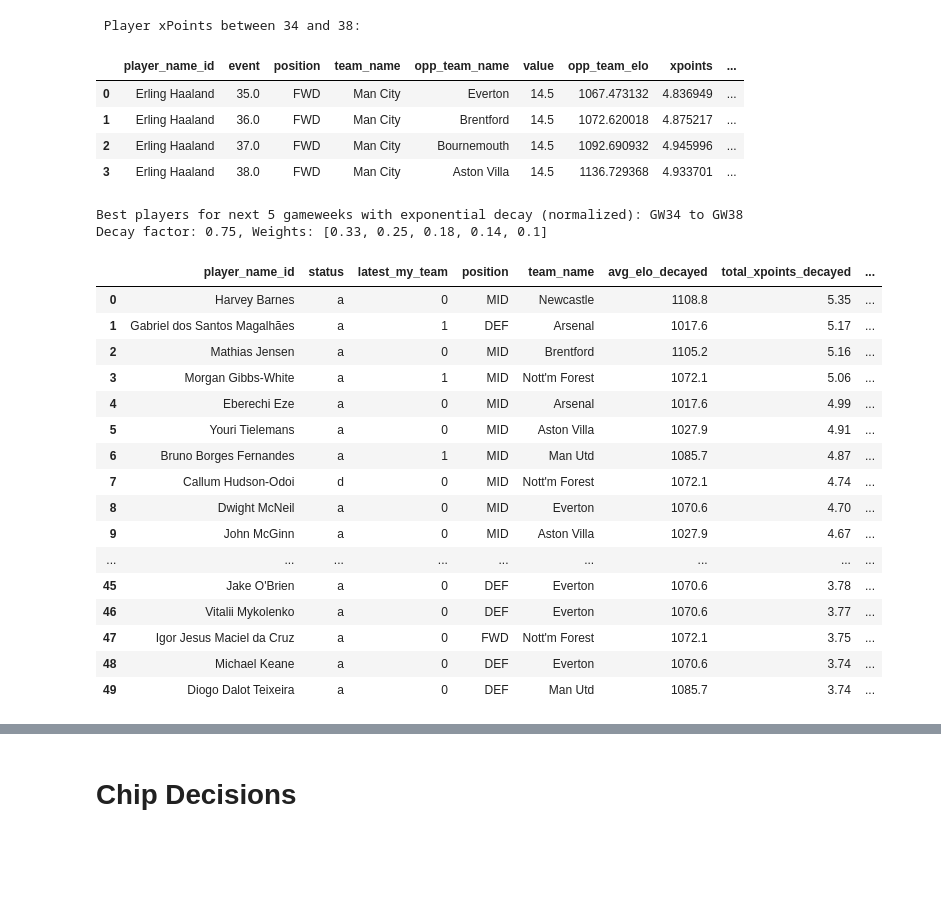
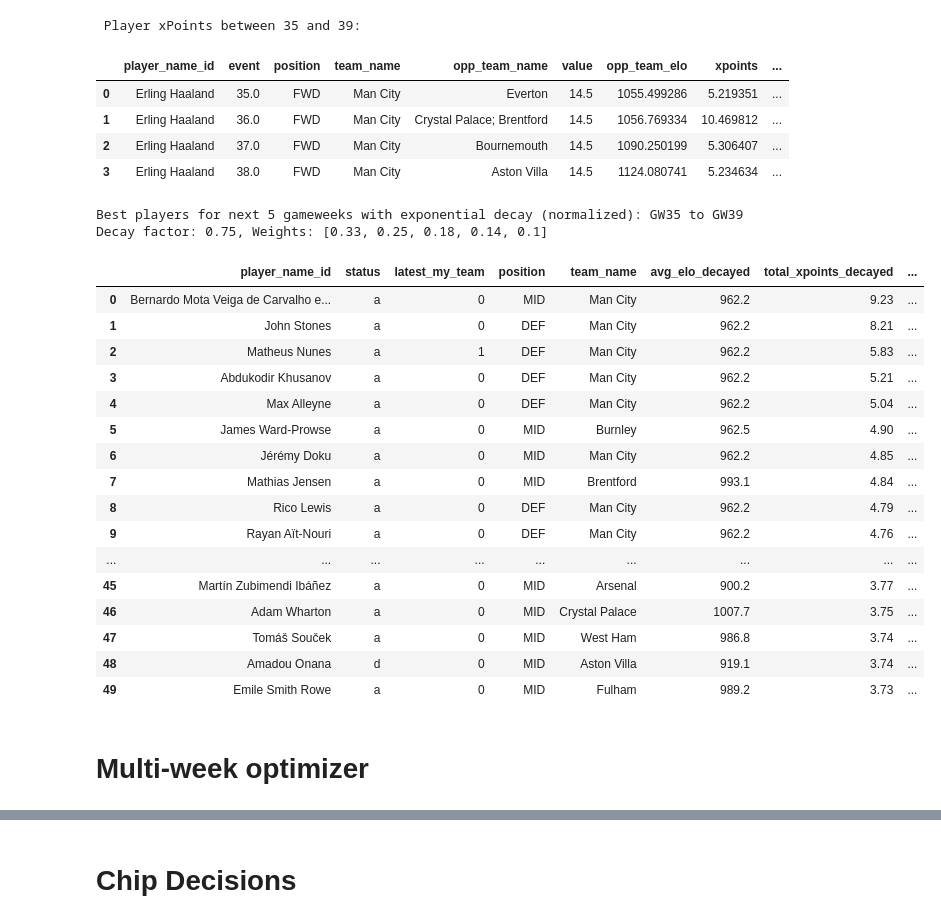
Before and after one commit to chrisimpacts/FPL-Points-Predictor, a Jupyter notebook: TRDL-Team-Analysis.ipynb, the cells around one changed output, grey strips where cells are left out. Drawn from its saved outputs; the diff is of its cells as text; code cells hidden in the pictures; blank space fills up the shorter version.

```diff
--- a/TRDL-Team-Analysis.ipynb
+++ b/TRDL-Team-Analysis.ipynb
@@ -13,7 +15,7 @@ if __name__ == "__main__":
     fpl_engine = db_creator.get_engine_for("fpl_data_analysis")
 # %%
 #add this info to a settings dict?
-current_gw = 33
+current_gw = 34
 stats_current_gameweek = current_gw
 picks_current_gameweek = current_gw
 current_season = 20252026
@@ -437,12 +443,12 @@ view = db_creator.run_sql(f"""
 """)
 view.head(20)
 # %% [output]
- Player xPoints between 34 and 38:
+ Player xPoints between 35 and 39:
 |  | player_name_id | event | position | team_name | opp_team_name | value | opp_team_elo | xpoints | ... |
-| 0 | Erling Haaland | 35.0 | FWD | Man City | Everton | 14.5 | 1067.473132 | 4.836949 | ... |
-| 1 | Erling Haaland | 36.0 | FWD | Man City | Brentford | 14.5 | 1072.620018 | 4.875217 | ... |
-| 2 | Erling Haaland | 37.0 | FWD | Man City | Bournemouth | 14.5 | 1092.690932 | 4.945996 | ... |
-| 3 | Erling Haaland | 38.0 | FWD | Man City | Aston Villa | 14.5 | 1136.729368 | 4.933701 | ... |
+| 0 | Erling Haaland | 35.0 | FWD | Man City | Everton | 14.5 | 1055.499286 | 5.219351 | ... |
+| 1 | Erling Haaland | 36.0 | FWD | Man City | Crystal Palace; Brentford | 14.5 | 1056.769334 | 10.469812 | ... |
+| 2 | Erling Haaland | 37.0 | FWD | Man City | Bournemouth | 14.5 | 1090.250199 | 5.306407 | ... |
+| 3 | Erling Haaland | 38.0 | FWD | Man City | Aston Villa | 14.5 | 1124.080741 | 5.234634 | ... |
 # %%
 print(f"Best players for next 5 gameweeks with exponential decay (normalized): GW{picks_current_gameweek+1} to GW{picks_current_gameweek+5}")
 
@@ -496,48 +502,51 @@ view = db_creator.run_sql(f"""
                 ELSE 0
             END
         ), 1) AS avg_elo_decayed,
         ROUND(SUM(
             CASE
                 WHEN event = {picks_current_gameweek+1} THEN xpoints * {initial_weight}
                 WHEN event = {picks_current_gameweek+2} THEN xpoints * {initial_weight * decay_factor}
                 WHEN event = {picks_current_gameweek+3} THEN xpoints * {initial_weight * decay_factor**2}
                 WHEN event = {picks_current_gameweek+4} THEN xpoints * {initial_weight * decay_factor**3}
                 WHEN event = {picks_current_gameweek+5} THEN xpoints * {initial_weight * decay_factor**4}
                 ELSE 0
             END
         ), 2) AS total_xpoints_decayed,
         ROUND(AVG(mins_pred),1) AS avg_mins_pred,
         ROUND(AVG(xgp90_pred),3) AS avg_xgp90_pred,
         ROUND(AVG(xg_overperf_factor),3) AS avg_xg_overperf_factor,
         ROUND(AVG(xap90_pred),3) AS avg_xap90_pred,
         ROUND(AVG(xa_overperf_factor),3) AS avg_xa_overperf_factor,
         ROUND(AVG(xgcp90_pred),3) AS avg_xgcp90_pred
     FROM predictions_status
     WHERE (latest_any_team = 0 OR latest_my_team = 1)
       AND event BETWEEN {picks_current_gameweek+1} AND {picks_current_gameweek+5}
       AND status IN ('a','d')
-      -- AND position = 'MID'
+      -- AND team_name IN ('Crystal Palace')
+      -- AND position = 'DEF'
     GROUP BY player_name_id, status, position, team_name, latest_my_team
     ORDER BY total_xpoints_decayed DESC
 """)
 view.head(50)
 # %% [output]
-Best players for next 5 gameweeks with exponential decay (normalized): GW34 to GW38
+Best players for next 5 gameweeks with exponential decay (normalized): GW35 to GW39
 Decay factor: 0.75, Weights: [0.33, 0.25, 0.18, 0.14, 0.1]
 |  | player_name_id | status | latest_my_team | position | team_name | avg_elo_decayed | total_xpoints_decayed | ... |
-| 0 | Harvey Barnes | a | 0 | MID | Newcastle | 1108.8 | 5.35 | ... |
-| 1 | Gabriel dos Santos Magalhães | a | 1 | DEF | Arsenal | 1017.6 | 5.17 | ... |
-| 2 | Mathias Jensen | a | 0 | MID | Brentford | 1105.2 | 5.16 | ... |
-| 3 | Morgan Gibbs-White | a | 1 | MID | Nott'm Forest | 1072.1 | 5.06 | ... |
-| 4 | Eberechi Eze | a | 0 | MID | Arsenal | 1017.6 | 4.99 | ... |
-| 5 | Youri Tielemans | a | 0 | MID | Aston Villa | 1027.9 | 4.91 | ... |
-| 6 | Bruno Borges Fernandes | a | 1 | MID | Man Utd | 1085.7 | 4.87 | ... |
-| 7 | Callum Hudson-Odoi | d | 0 | MID | Nott'm Forest | 1072.1 | 4.74 | ... |
-| 8 | Dwight McNeil | a | 0 | MID | Everton | 1070.6 | 4.70 | ... |
-| 9 | John McGinn | a | 0 | MID | Aston Villa | 1027.9 | 4.67 | ... |
+| 0 | Bernardo Mota Veiga de Carvalho e... | a | 0 | MID | Man City | 962.2 | 9.23 | ... |
+| 1 | John Stones | a | 0 | DEF | Man City | 962.2 | 8.21 | ... |
+| 2 | Matheus Nunes | a | 1 | DEF | Man City | 962.2 | 5.83 | ... |
+| 3 | Abdukodir Khusanov | a | 0 | DEF | Man City | 962.2 | 5.21 | ... |
+| 4 | Max Alleyne | a | 0 | DEF | Man City | 962.2 | 5.04 | ... |
+| 5 | James Ward-Prowse | a | 0 | MID | Burnley | 962.5 | 4.90 | ... |
+| 6 | Jérémy Doku | a | 0 | MID | Man City | 962.2 | 4.85 | ... |
+| 7 | Mathias Jensen | a | 0 | MID | Brentford | 993.1 | 4.84 | ... |
+| 8 | Rico Lewis | a | 0 | DEF | Man City | 962.2 | 4.79 | ... |
+| 9 | Rayan Aït-Nouri | a | 0 | DEF | Man City | 962.2 | 4.76 | ... |
 | ... | ... | ... | ... | ... | ... | ... | ... | ... |
-| 45 | Jake O'Brien | a | 0 | DEF | Everton | 1070.6 | 3.78 | ... |
-| 46 | Vitalii Mykolenko | a | 0 | DEF | Everton | 1070.6 | 3.77 | ... |
-| 47 | Igor Jesus Maciel da Cruz | a | 0 | FWD | Nott'm Forest | 1072.1 | 3.75 | ... |
-| 48 | Michael Keane | a | 0 | DEF | Everton | 1070.6 | 3.74 | ... |
-| 49 | Diogo Dalot Teixeira | a | 0 | DEF | Man Utd | 1085.7 | 3.74 | ... |
+| 45 | Martín Zubimendi Ibáñez | a | 0 | MID | Arsenal | 900.2 | 3.77 | ... |
+| 46 | Adam Wharton | a | 0 | MID | Crystal Palace | 1007.7 | 3.75 | ... |
+| 47 | Tomáš Souček | a | 0 | MID | West Ham | 986.8 | 3.74 | ... |
+| 48 | Amadou Onana | d | 0 | MID | Aston Villa | 919.1 | 3.74 | ... |
+| 49 | Emile Smith Rowe | a | 0 | MID | Fulham | 989.2 | 3.73 | ... |
+# %% [markdown]
+# Multi-week optimizer
```
Also changed, not shown: parts of 12 cells of this notebook, 4 other files.
